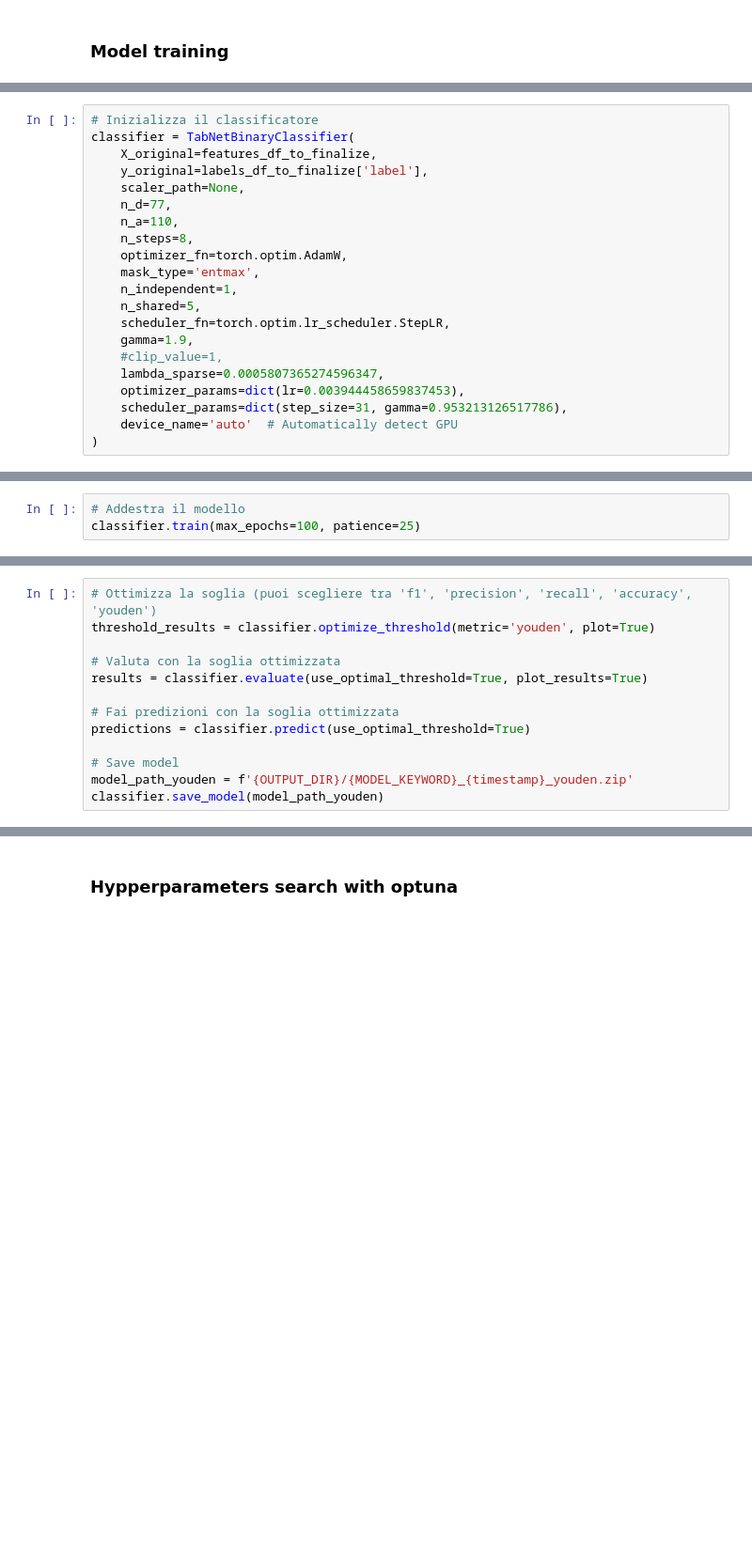
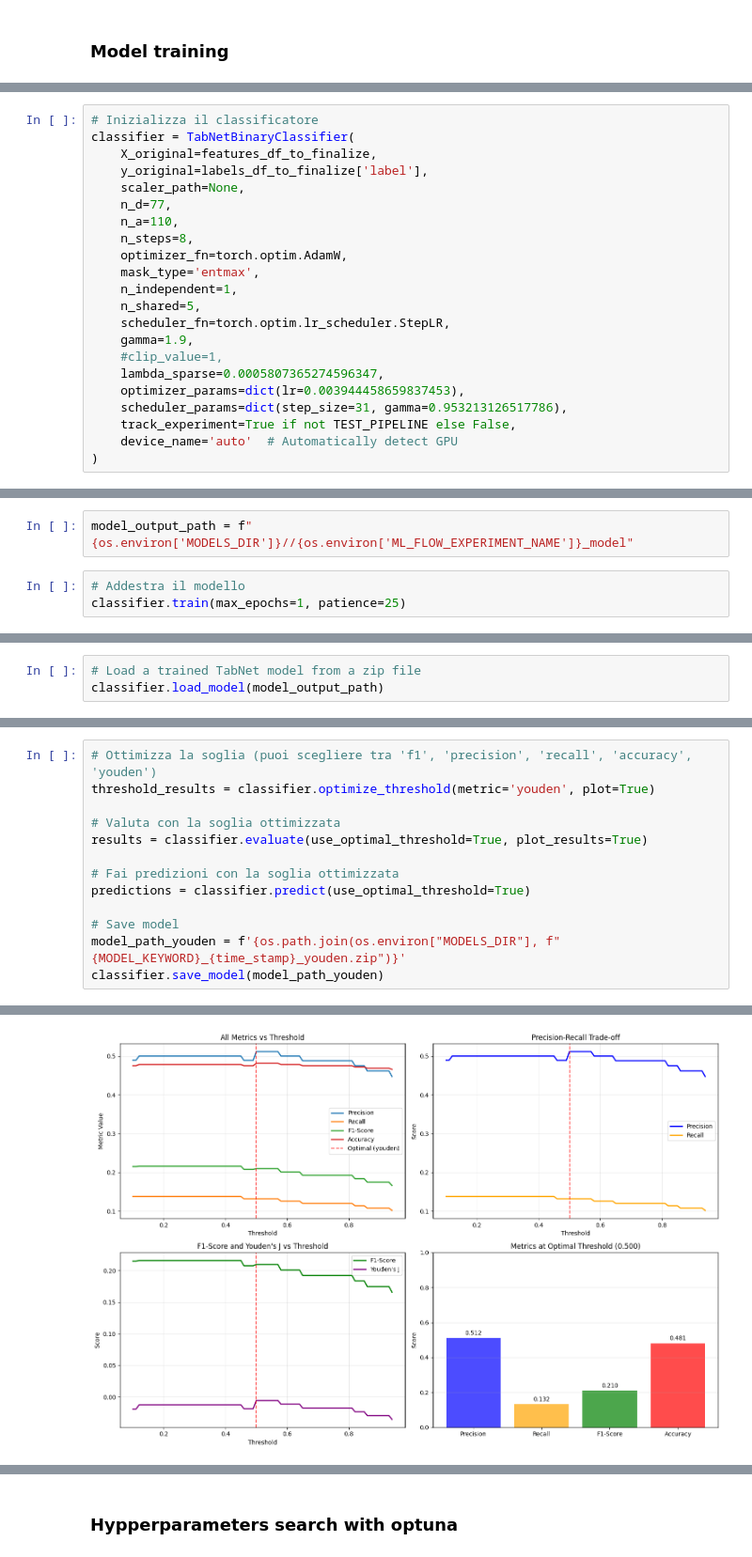
Before and after one commit to ScrPzz/rongowai-earth-surface-classifier, a Jupyter notebook: deliver/[model_training]geok_tabnet_dim_20.ipynb, the cells around one changed output, grey strips where cells are left out. Shown at 94% size. Cells and saved outputs as stored; diff of their text form; blank space fills up the shorter version.

```diff
--- a/deliver/[model_training]geok_tabnet_dim_20.ipynb
+++ b/deliver/[model_training]geok_tabnet_dim_20.ipynb
@@ -1195,5 +1225,6 @@ classifier = TabNetBinaryClassifier(
     lambda_sparse=0.0005807365274596347,
     optimizer_params=dict(lr=0.003944458659837453),
     scheduler_params=dict(step_size=31, gamma=0.953213126517786),
+    track_experiment=True if not TEST_PIPELINE else False,
     device_name='auto'  # Automatically detect GPU
 )
@@ -1227,3 +1235,5 @@ grouped_features 	[]"""
+# %%
+model_output_path = f"{os.environ['MODELS_DIR']}//{os.environ['ML_FLOW_EXPERIMENT_NAME']}_model"
 # %%
 # Addestra il modello
-classifier.train(max_epochs=100, patience=25)
+classifier.train(max_epochs=1, patience=25)
@@ -1234,0 +1291,3 @@ classifier.plot_feature_importance(max_features=20)
+# %%
+# Load a trained TabNet model from a zip file
+classifier.load_model(model_output_path)
@@ -1243,5 +1306,6 @@ results = classifier.evaluate(use_optimal_threshold=True, plot_results=True)
 predictions = classifier.predict(use_optimal_threshold=True)
 
 # Save model
-model_path_youden = f'{OUTPUT_DIR}/{MODEL_KEYWORD}_{timestamp}_youden.zip'
+model_path_youden = f'{os.path.join(os.environ["MODELS_DIR"], f"{MODEL_KEYWORD}_{time_stamp}_youden.zip")}'
 classifier.save_model(model_path_youden)
+# %% [output]
@@ -1247,0 +1321 @@ classifier.save_model(model_path_youden)
+[figure, added]
```
Also changed, not shown: parts of 36 cells of this notebook, 8 other files.
